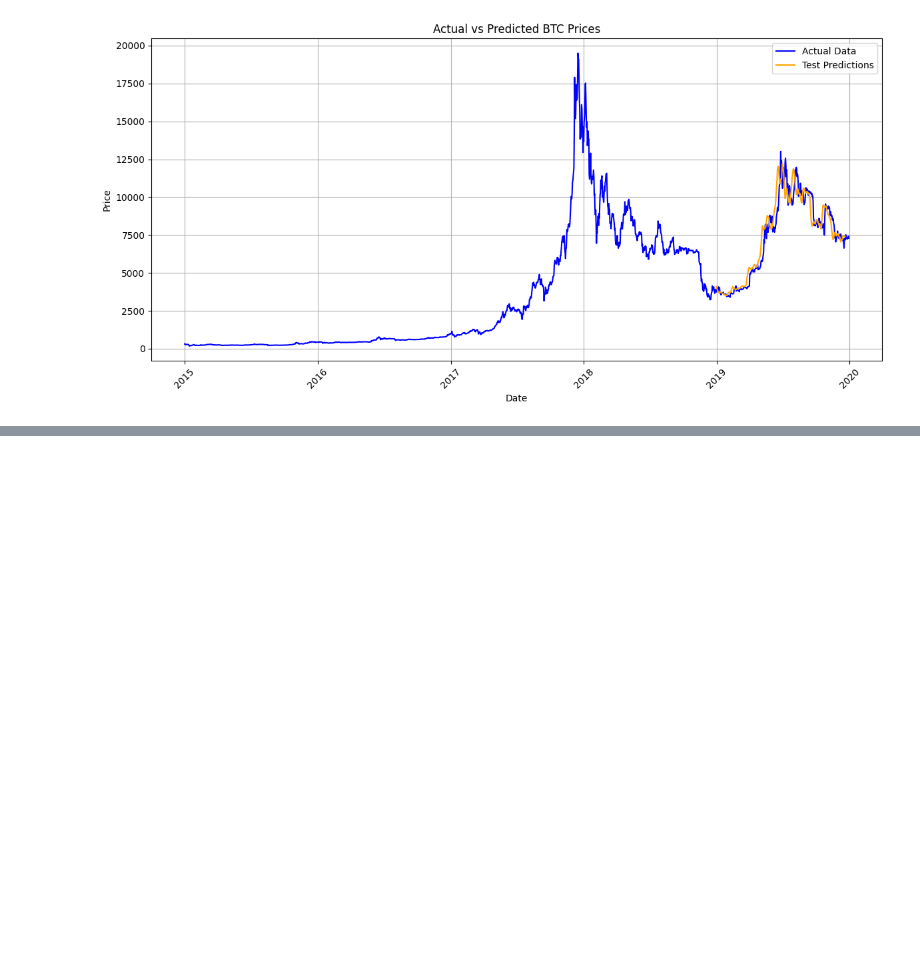
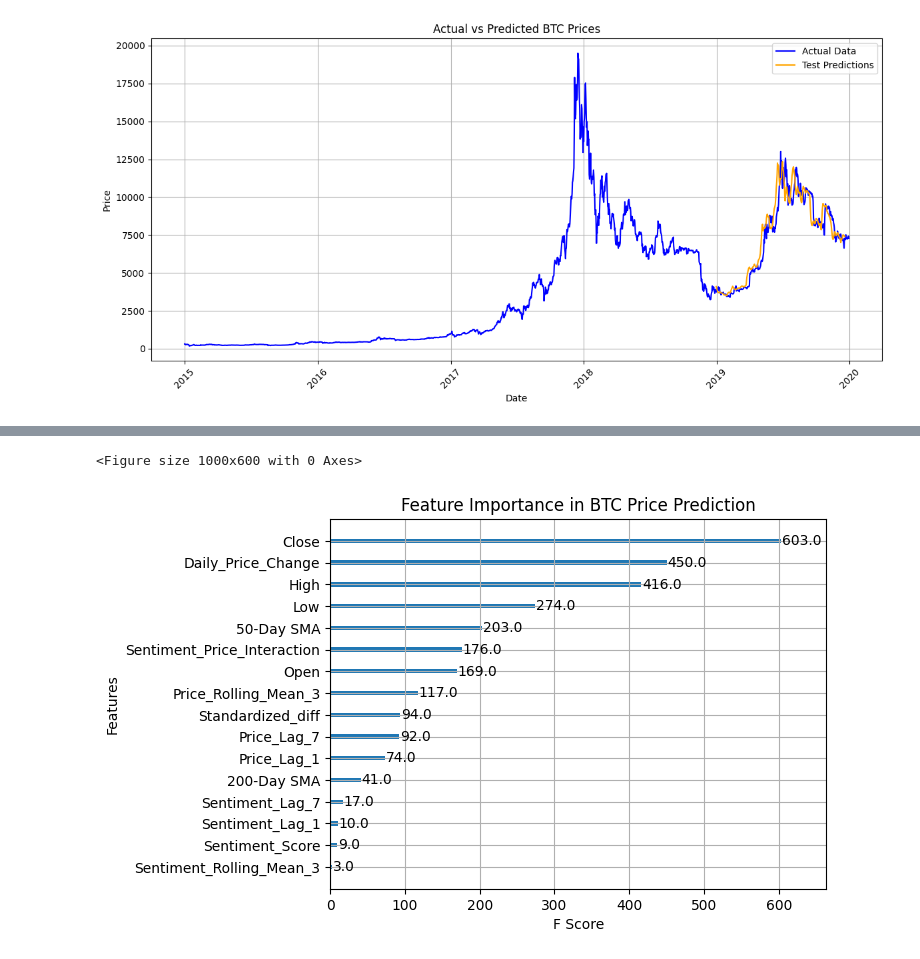
Before and after one commit to vardhan307/Forecasting-Cryptocurrency-Prices-Using-Time-Series-and-News-Sentiment-Analysis-, a Jupyter notebook: Finalprojectvardhanvvs.ipynb, the cells around one changed output, grey strips where cells are left out. Cells and saved outputs as stored; diff of their text form; code cells hidden in the pictures; blank space fills up the shorter version.

```diff
--- a/Finalprojectvardhanvvs.ipynb
+++ b/Finalprojectvardhanvvs.ipynb
@@ -1275,0 +1410,7 @@ X_train.info(), X_test.info(), y_train.info(), y_test.info()
+# %%
+# Prepare features (X) and target (y)
+# Feature Selection: Selecting relevant features for forecasting
+
+X = merged_2017.drop(columns = ['Adj Close', 'Volume', 'text', 'Date','Sentiment','profit','Count Category'])
+y = merged_2017['Close']
+# Standardize numeric features for better model performance
@@ -1307,16 +1492,13 @@ from sklearn.inspection import PartialDependenceDisplay
 # %%
 
 # 1. Feature Importance: Show how important sentiment features are
 plt.figure(figsize=(10, 6))
 xgb.plot_importance(xgb_model, importance_type='weight', title="Feature Importance", xlabel="F Score", ylabel="Features")
 plt.title("Feature Importance in BTC Price Prediction")
 plt.show()
-
-# 2. Correlation Analysis: Check correlations between features and target
-correlation_matrix = merged_data_2017[['Sentiment_Score', 'Sentiment_Lag_1', 'Sentiment_Lag_7', 'Close_1', 'Close','profit/loss']].corr()
-sns.heatmap(correlation_matrix, annot=True, cmap='coolwarm', fmt='.2f')
-plt.title("Correlation Matrix")
-plt.show()
+# %% [output]
+<Figure size 1000x600 with 0 Axes>
+[figure, added]
 # %%
 # Step 3: Actual vs. Predicted Plot
 # Predict on test set
```
Also changed, not shown: parts of 52 cells of this notebook.
